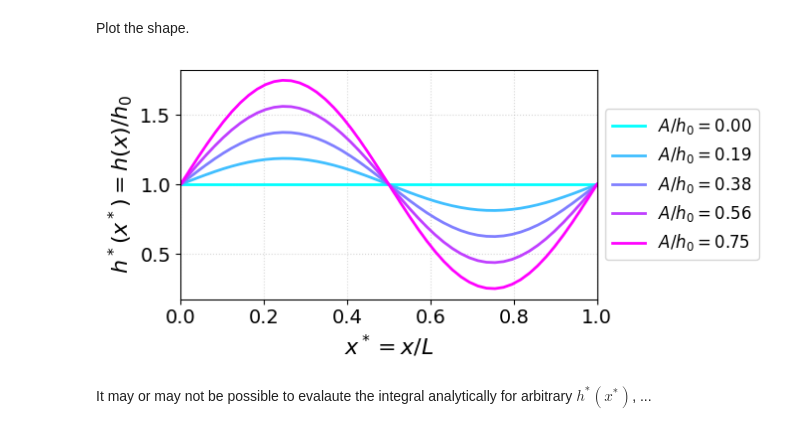
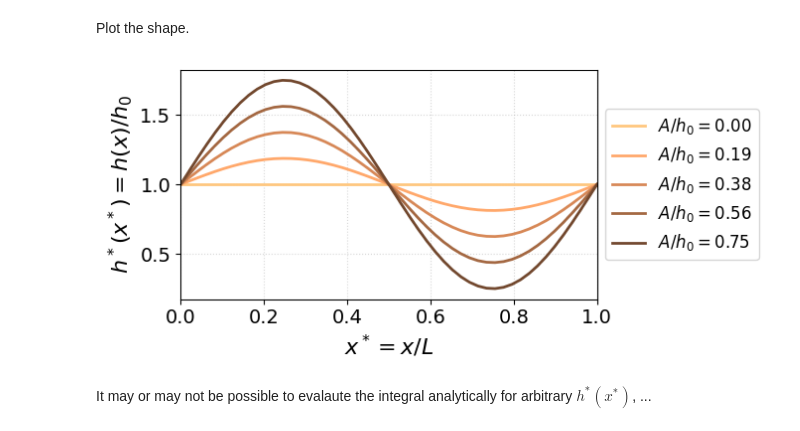
Before and after one commit to ichristov/intermediate-fluid-mechanics, a Jupyter notebook: Wavy_Channel.ipynb, the cells around one changed output. Drawn from its saved outputs; the diff is of its cells as text; code cells hidden in the pictures.

Commit message:
change colormap on h(x) plot

```diff
--- a/Wavy_Channel.ipynb
+++ b/Wavy_Channel.ipynb
@@ -144,38 +144,38 @@ fig, ax = plt.subplots(tight_layout=True, figsize=(7,5))
 
 # sequential colormap with gradient that looks nice
 # https://matplotlib.org/stable/users/explain/colors/colormaps.html#sequential
-cmap = colormaps['cool']
+cmap = colormaps['copper_r']
 
 # A/h_0 from 0 to whatever you want
 Aoh0 = np.linspace(0, 0.75, num=5)
 # x^* goes from 0 to 1
 xsp = np.linspace(0, 1)
 
 # Loop over A/h0 values and plot h(x) for each
 for i, tmp in enumerate(Aoh0):
     hsp = 0*xsp
 
     for j, x in enumerate(xsp):
         hsp[j] = hs.subs({xs: x, A: tmp, h0: 1})
 
-    randcol = cmap(i/(len(Aoh0)-1)) # argument from 0 to 1
+    randcol = cmap(i/(1.25*len(Aoh0))) # argument from 0 to 1; with a little scaling
     ax.plot(xsp, hsp, label=f'$A/h_0 = {tmp:.2f}$', color=randcol, linewidth=2)
 
 ax.set_xlabel('$x^* = x/L$')
 ax.set_xlim(0,1)
 ax.set_ylabel(r'$h^*(x^*) = h(x)/h_0$')
 
 # show a grid to make it easier to see where the y=0 interface is
 ax.grid(alpha=0.5, linestyle='dotted')
 
 ax.set_aspect(1 / 3)
 
 # move legend off the plot because it is too long
 ax.legend(loc='center left', bbox_to_anchor=(1, 0.5))
 
 plt.show()
 # %% [output]
-[figure, old version]
+[figure, new version]
 # %% [markdown]
 It may or may not be possible to evalaute the integral analytically for arbitrary $h^*(x^*)$, ...
 # %%
```
